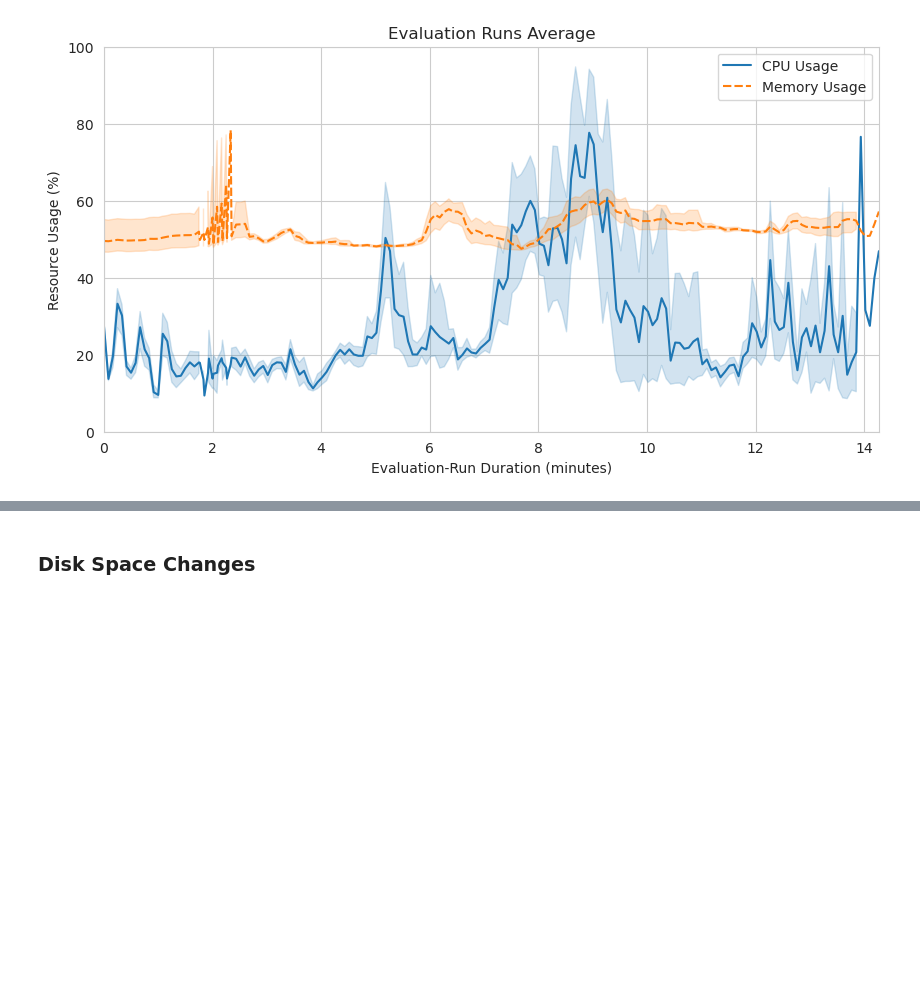
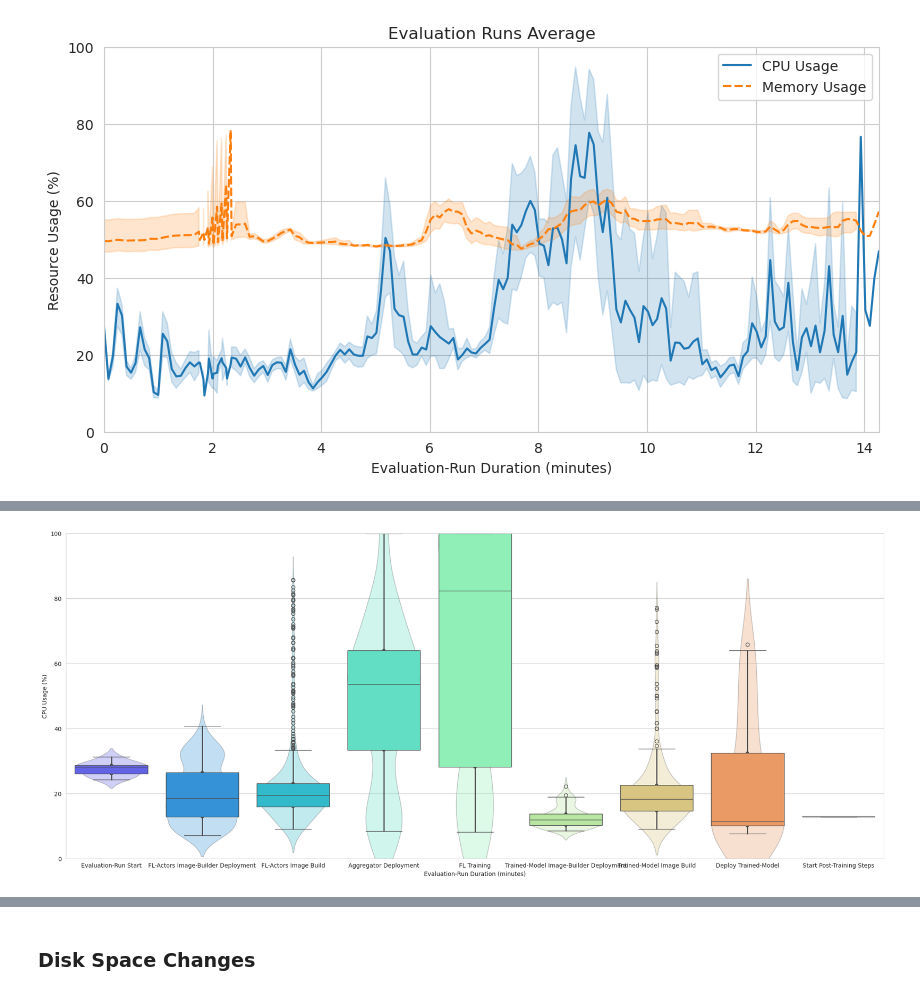
Before and after one commit to oakestra/oakestra-cli, a Jupyter notebook: oak_cli/evaluation/addons/flops/current_tmp_csv_graphs.ipynb, the cells around one changed output, grey strips where cells are left out. Drawn from its saved outputs; the diff is of its cells as text; code cells hidden in the pictures; blank space fills up the shorter version.

```diff
--- a/oak_cli/evaluation/addons/flops/current_tmp_csv_graphs.ipynb
+++ b/oak_cli/evaluation/addons/flops/current_tmp_csv_graphs.ipynb
@@ -280,0 +270,8 @@ plt.show()
+# %%
+# CPU Usage per Stage
+draw_box_violin_plot_for_each_stage(
+    key=CPU_KEY,
+    y_label="CPU Usage (%)",
+)
+# %% [output]
+[figure, added]
```
Also changed, not shown: parts of 17 cells of this notebook.
